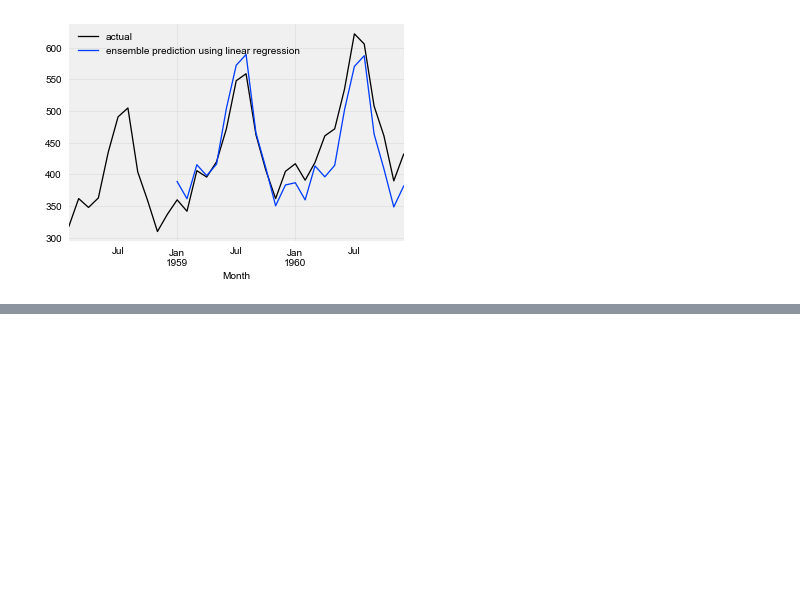
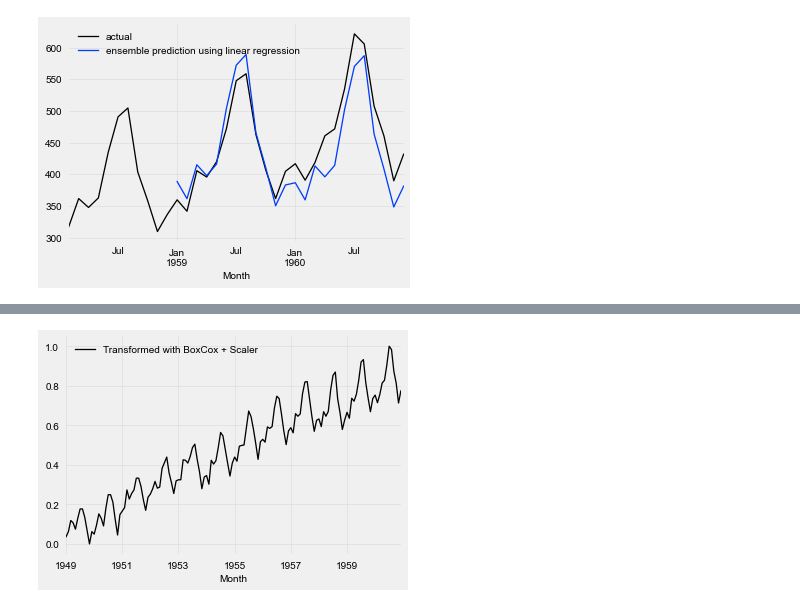
Before and after one commit to spazzy/darts, a Jupyter notebook: examples/show-n-tell.ipynb, the cells around one changed output, grey strips where cells are left out. Saved outputs shown, nothing was run; the diff lists cells and outputs as text; code cells hidden in the pictures; blank space fills up the shorter version.

```diff
--- a/examples/show-n-tell.ipynb
+++ b/examples/show-n-tell.ipynb
@@ -143,0 +178,15 @@ plt.show()
+# %%
+from darts.dataprocessing import Pipeline
+
+###############################
+
+pipeline = Pipeline([BoxCox(), Scaler()])
+transformed = pipeline.fit_transform(series)
+
+###############################
+
+transformed.plot(label="Transformed with BoxCox + Scaler")
+plt.legend()
+plt.show()
+# %% [output]
+[figure, added]
```
Also changed, not shown: parts of 6 cells of this notebook.
